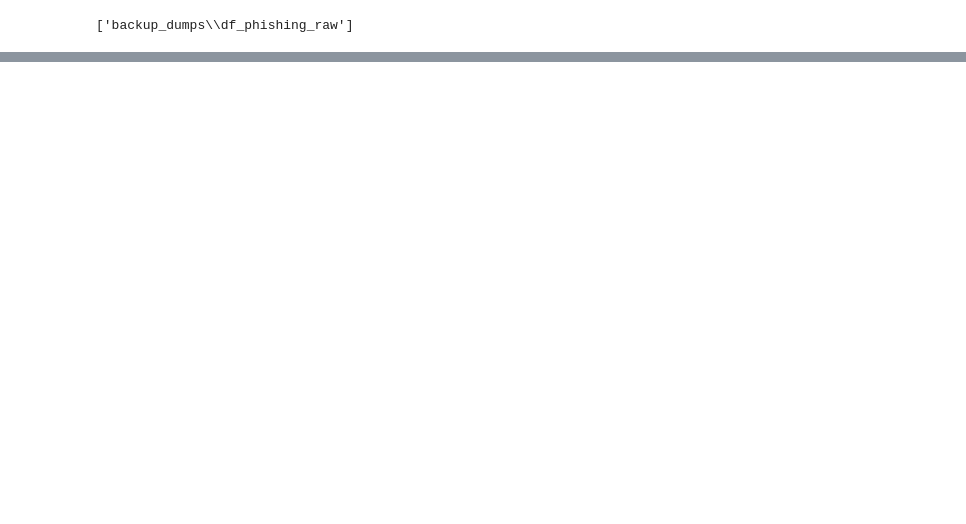
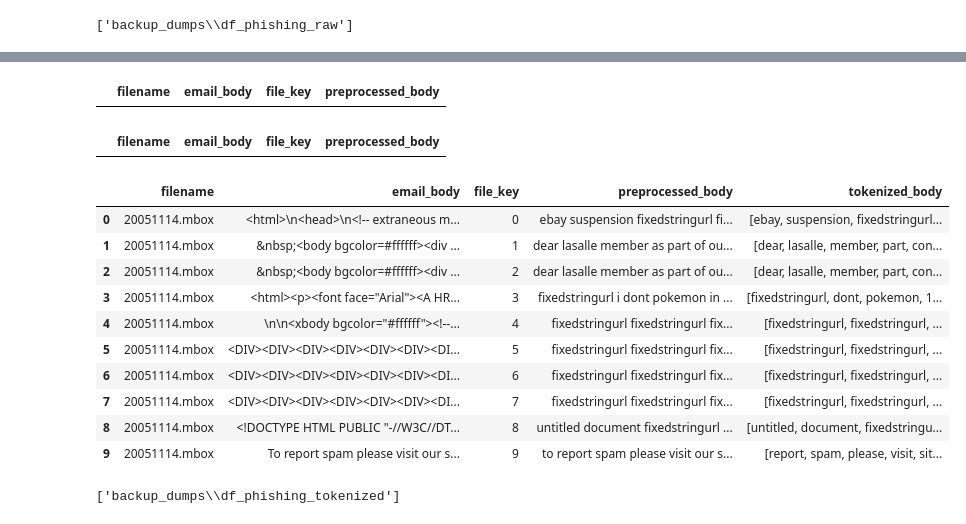
Before and after one commit to zxcvwrs/phishing-detection-DL-NLP, a Jupyter notebook: preprocessing_phishing_dataset.ipynb, the cells around one changed output, grey strips where cells are left out. Cells and saved outputs as stored; diff of their text form; code cells hidden in the pictures; blank space fills up the shorter version.

Commit message:
Finished preprocessing phishing, extracting ham data

```diff
--- a/preprocessing_phishing_dataset.ipynb
+++ b/preprocessing_phishing_dataset.ipynb
@@ -195,0 +259,17 @@ print()
+# %%
+def preprocess_body(body):
+    body = body.lower()
+    body = extract_from_html(body)
+    if body == 'to_manual_extraction':
+        return body
+    try:
+        body = cleantext.replace_urls(body, replace_with="fixedstringurl")
+        body = re.sub(r'\S+@\S+', 'fixedstringemails', body)
+        body = re.sub(r"[^a-zA-Z0-9\s]", '', body)
+        body = " ".join(body.split())
+    except Exception as e:
+        print(f'Exception occured at: {e} with {body}')
+        return 'to_manual_extraction'
+    return body
+# %%
+df_phishing_raw['preprocessed_body'] = df_phishing_raw['email_body'].apply(preprocess_body)
@@ -195,0 +290,31 @@ print()
+# %%
+df_phishing_raw[df_phishing_raw['preprocessed_body'] == 'to_manual_extraction']
+# %% [output]
+|  | filename | email_body | file_key | preprocessed_body |
+# %%
+df_phishing_raw[df_phishing_raw['preprocessed_body'] == ''].head(20)
+# %% [output]
+|  | filename | email_body | file_key | preprocessed_body |
+# %%
+df_phishing_raw = df_phishing_raw[df_phishing_raw['preprocessed_body'] != '']
+df_phishing_raw.reset_index(drop=True, inplace=True)
+# %%
+df_phishing_raw['tokenized_body'] = df_phishing_raw['preprocessed_body'].apply(tokenize)
+# %%
+df_phishing_raw.head(10)
+# %% [output]
+|  | filename | email_body | file_key | preprocessed_body | tokenized_body |
+| 0 | 20051114.mbox | <html>\n<head>\n<!-- extraneous m... | 0 | ebay suspension fixedstringurl fi... | [ebay, suspension, fixedstringurl... |
+| 1 | 20051114.mbox | &nbsp;<body bgcolor=#ffffff><div ... | 1 | dear lasalle member as part of ou... | [dear, lasalle, member, part, con... |
+| 2 | 20051114.mbox | &nbsp;<body bgcolor=#ffffff><div ... | 2 | dear lasalle member as part of ou... | [dear, lasalle, member, part, con... |
+| 3 | 20051114.mbox | <html><p><font face="Arial"><A HR... | 3 | fixedstringurl i dont pokemon in ... | [fixedstringurl, dont, pokemon, 1... |
+| 4 | 20051114.mbox | \n\n<xbody bgcolor="#ffffff"><!--... | 4 | fixedstringurl fixedstringurl fix... | [fixedstringurl, fixedstringurl, ... |
+| 5 | 20051114.mbox | <DIV><DIV><DIV><DIV><DIV><DIV><DI... | 5 | fixedstringurl fixedstringurl fix... | [fixedstringurl, fixedstringurl, ... |
+| 6 | 20051114.mbox | <DIV><DIV><DIV><DIV><DIV><DIV><DI... | 6 | fixedstringurl fixedstringurl fix... | [fixedstringurl, fixedstringurl, ... |
+| 7 | 20051114.mbox | <DIV><DIV><DIV><DIV><DIV><DIV><DI... | 7 | fixedstringurl fixedstringurl fix... | [fixedstringurl, fixedstringurl, ... |
+| 8 | 20051114.mbox | <!DOCTYPE HTML PUBLIC "-//W3C//DT... | 8 | untitled document fixedstringurl ... | [untitled, document, fixedstringu... |
+| 9 | 20051114.mbox | To report spam please visit our s... | 9 | to report spam please visit our s... | [report, spam, please, visit, sit... |
+# %%
+dump(df_phishing_raw, 'backup_dumps\df_phishing_tokenized')
+# %% [output]
+['backup_dumps\\df_phishing_tokenized']
```
Also changed, not shown: parts of 27 cells of this notebook, 4 other files.
